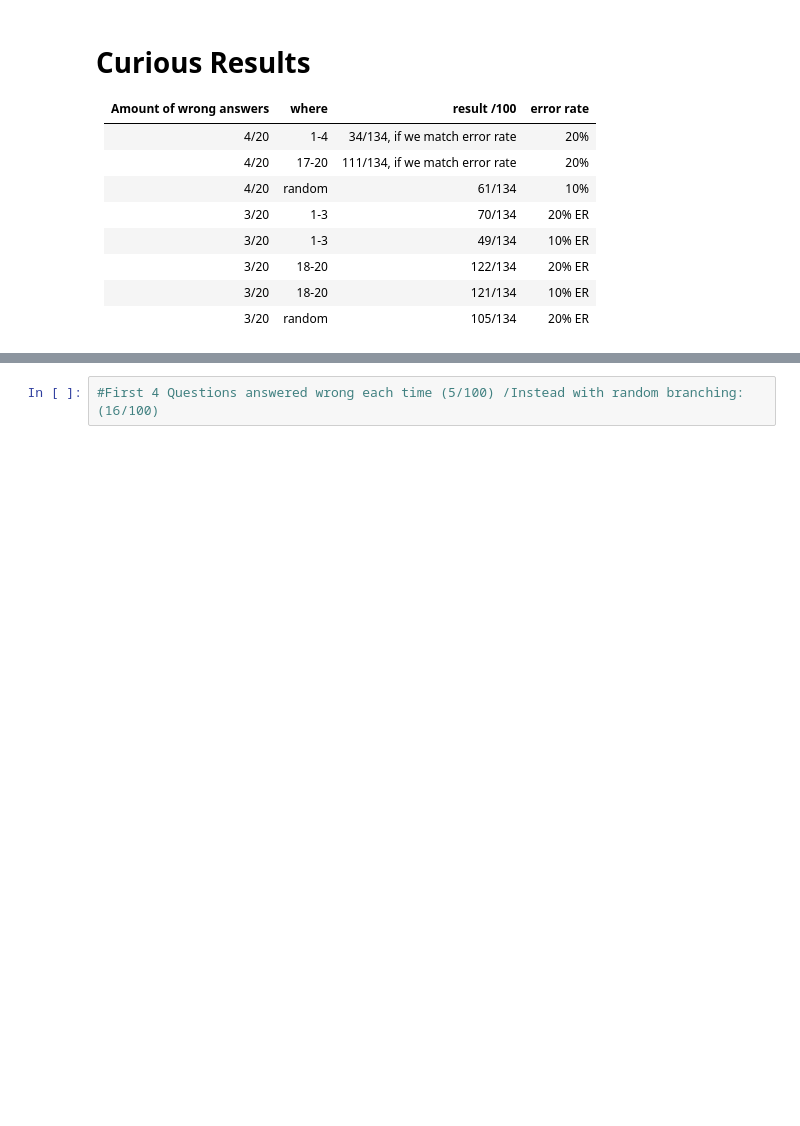
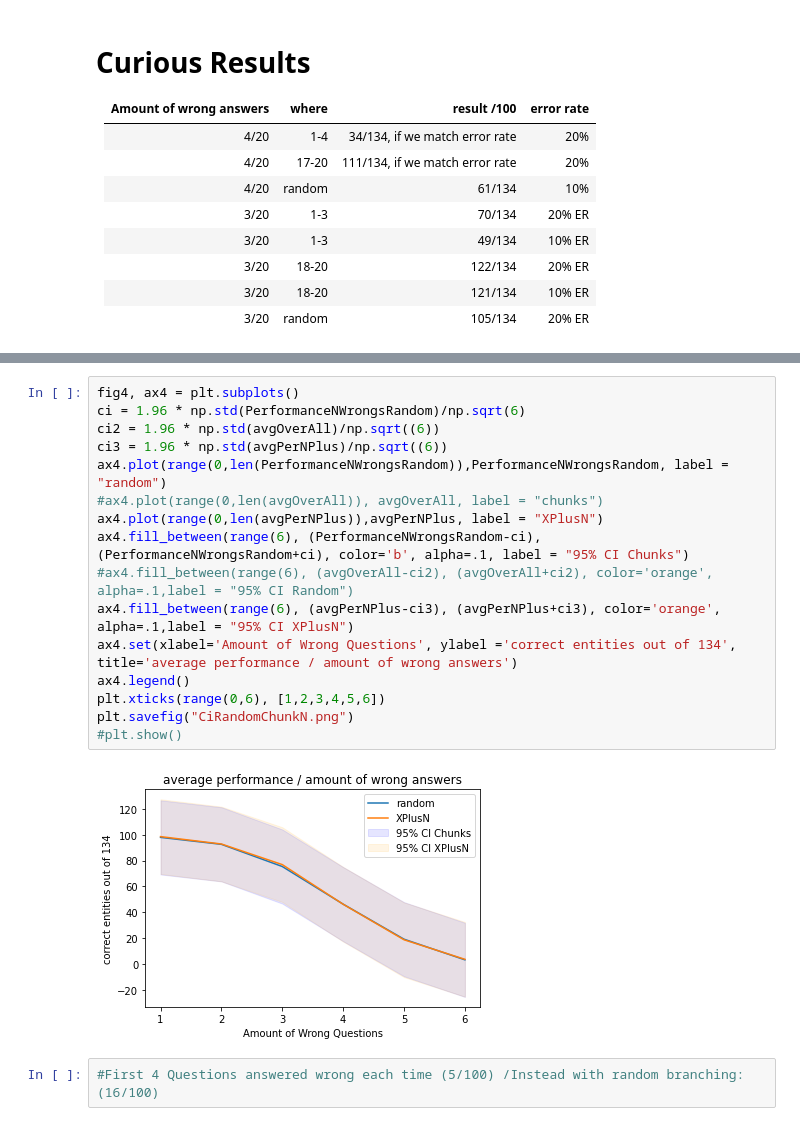
Before and after one commit to toschka123/20QProb---Bachelor-Thesis, a Jupyter notebook: Results.ipynb, the cells around one changed output, grey strips where cells are left out. Drawn from its saved outputs; the diff is of its cells as text; blank space fills up the shorter version.

```diff
--- a/Results.ipynb
+++ b/Results.ipynb
@@ -218,3 +266,21 @@ print(len(OnePlusOne))
+# %%
+fig4, ax4 = plt.subplots()
+ci = 1.96 * np.std(PerformanceNWrongsRandom)/np.sqrt(6)
+ci2 = 1.96 * np.std(avgOverAll)/np.sqrt((6))
+ci3 = 1.96 * np.std(avgPerNPlus)/np.sqrt((6))
+ax4.plot(range(0,len(PerformanceNWrongsRandom)),PerformanceNWrongsRandom, label = "random")
+#ax4.plot(range(0,len(avgOverAll)), avgOverAll, label = "chunks")
+ax4.plot(range(0,len(avgPerNPlus)),avgPerNPlus, label = "XPlusN")
+ax4.fill_between(range(6), (PerformanceNWrongsRandom-ci), (PerformanceNWrongsRandom+ci), color='b', alpha=.1, label = "95% CI Chunks")
+#ax4.fill_between(range(6), (avgOverAll-ci2), (avgOverAll+ci2), color='orange', alpha=.1,label = "95% CI Random")
+ax4.fill_between(range(6), (avgPerNPlus-ci3), (avgPerNPlus+ci3), color='orange', alpha=.1,label = "95% CI XPlusN")
+ax4.set(xlabel='Amount of Wrong Questions', ylabel ='correct entities out of 134', title='average performance / amount of wrong answers')
+ax4.legend()
+plt.xticks(range(0,6), [1,2,3,4,5,6])
+plt.savefig("CiRandomChunkN.png")
+#plt.show()
+# %% [output]
+[figure, added]
 # %%
 #First 4 Questions answered wrong each time (5/100) /Instead with random branching: (16/100)
 # %% [output]
```
Also changed, not shown: parts of 18 cells of this notebook, 1 other file.
